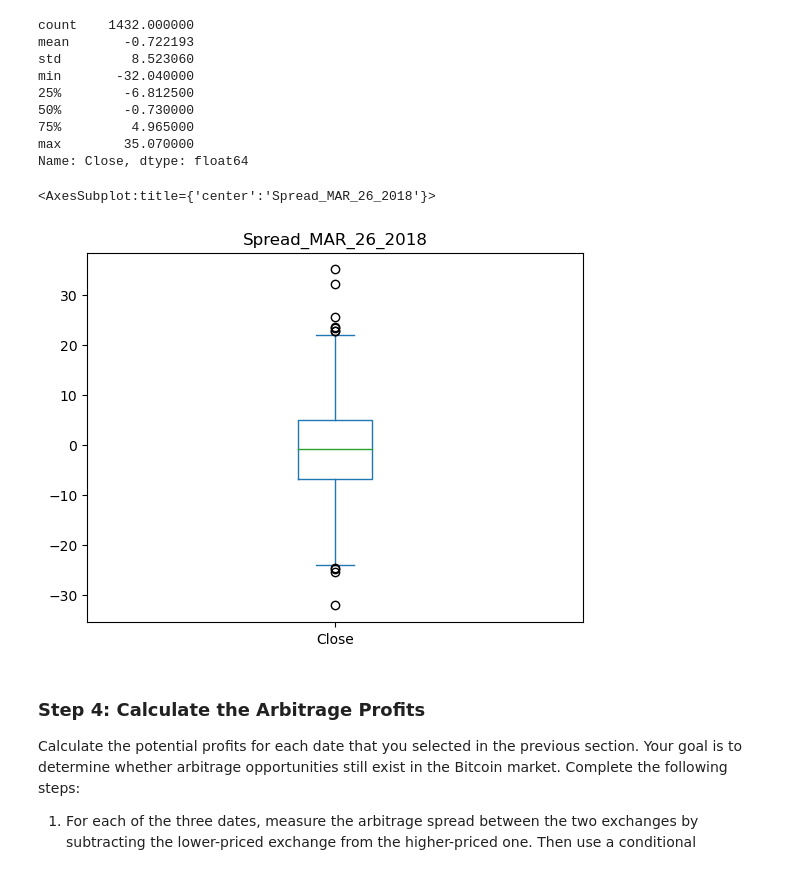
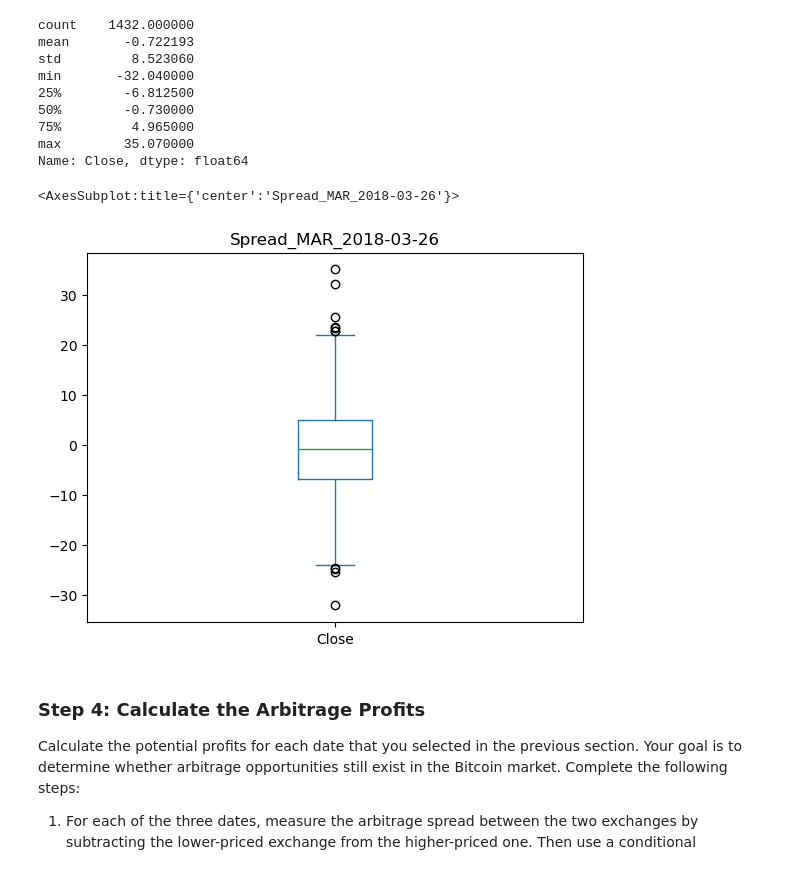
Before and after one commit to nielsdehaan1977/Fintech_Module3, a Jupyter notebook: crypto_arbitrage.ipynb, the cells around one changed output. Drawn from its saved outputs; the diff is of its cells as text; code cells hidden in the pictures.

```diff
--- a/crypto_arbitrage.ipynb
+++ b/crypto_arbitrage.ipynb
@@ -294,6 +294,15 @@ coinbase_sliced.plot(legend=True, figsize=(15, 7), color="orange", label="BTC Co
 # %% [output]
 <AxesSubplot:title={'center':'BTC Bitstamp and BTC Coinbase Overlay Plot'}, xlabel='Timestamp'>
 [figure]
+# %%
+# set variable periods and dates to use throughout analysis, and to change dates of interest easily.
+period1_start = "2018-01-01"
+period1_end = "2018-01-31"
+period2_start = "2018-03-01"
+period2_end = "2018-03-31"
+date1 = "2018-01-16"
+date2 = "2018-02-24"
+date3 = "2018-03-26"
 # %%
 # Using the loc and plot functions, create an overlay plot that visualizes
 # the price action of both DataFrames for a one month period early in the dataset
@@ -397,7 +406,7 @@ coinbase_sliced.loc["2018-03-26"].plot(legend=True, figsize=(15, 7), color="oran
 # %%
 # Using the date from the late that you have selected, calculate the arbitrage spread
 # by subtracting the bitstamp lower closing prices from the coinbase higher closing prices
-arbitrage_spread_late = coinbase_sliced.loc["2018-03-26"] - bitstamp_sliced.loc["2018-03-26"]
+arbitrage_spread_late = coinbase_sliced.loc[date3] - bitstamp_sliced.loc[date3]
 
 # Generate summary statistics for the late DataFrame
 arbitrage_spread_late.describe()
@@ -413,10 +422,10 @@ max        35.070000
 Name: Close, dtype: float64
 # %%
 # Visualize the arbitrage spread from late in the dataset in a box plot
-arbitrage_spread_late.plot(kind='box', title="Spread_MAR_26_2018")
+arbitrage_spread_late.plot(kind='box', title=("Spread_MAR_" + date3))
 # %% [output]
-<AxesSubplot:title={'center':'Spread_MAR_26_2018'}>
+<AxesSubplot:title={'center':'Spread_MAR_2018-03-26'}>
-[figure, old version]
+[figure, new version]
 # %% [markdown]
 ### Step 4: Calculate the Arbitrage Profits
 
```
Also changed, not shown: parts of 19 cells of this notebook.
